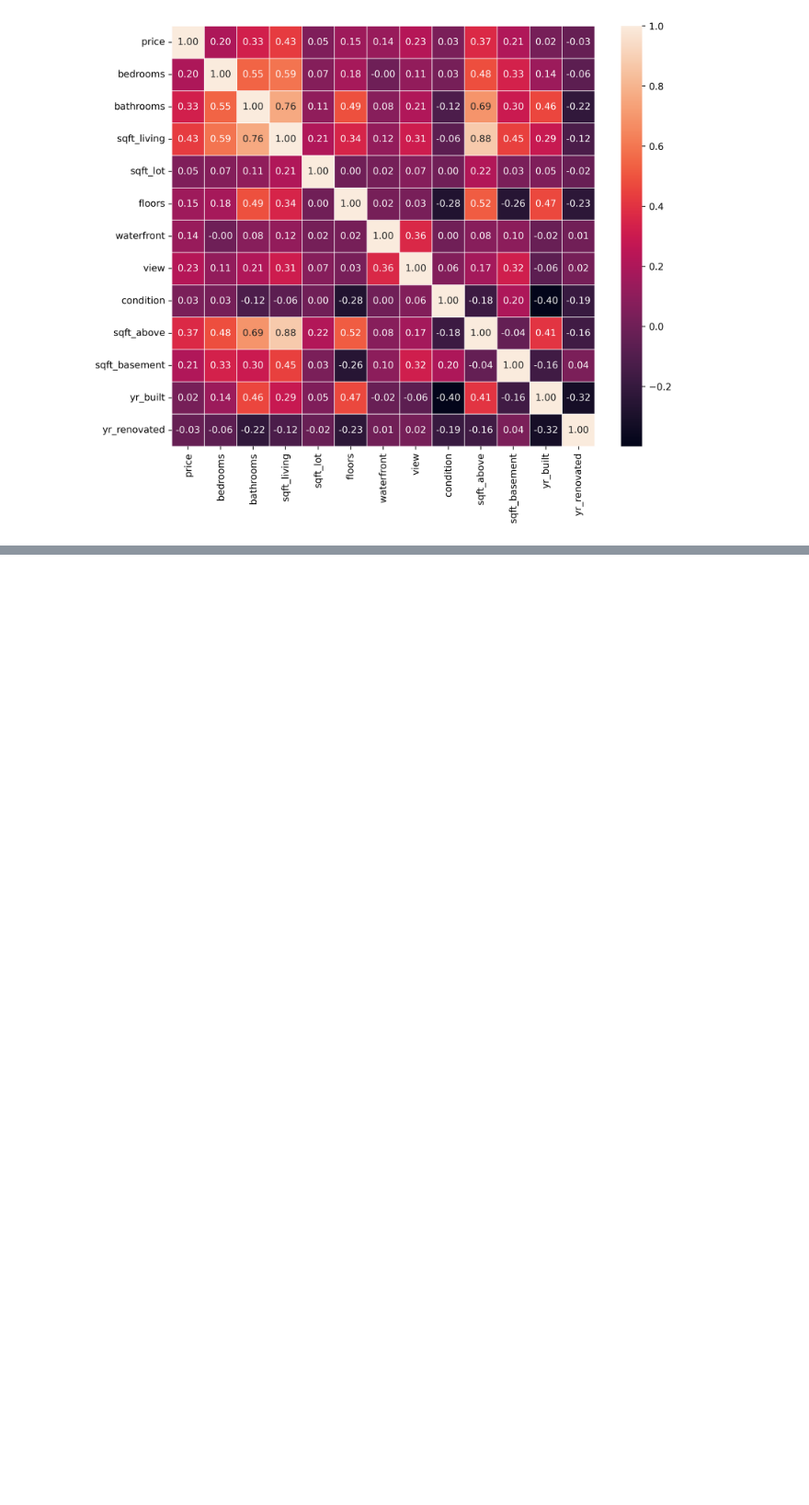
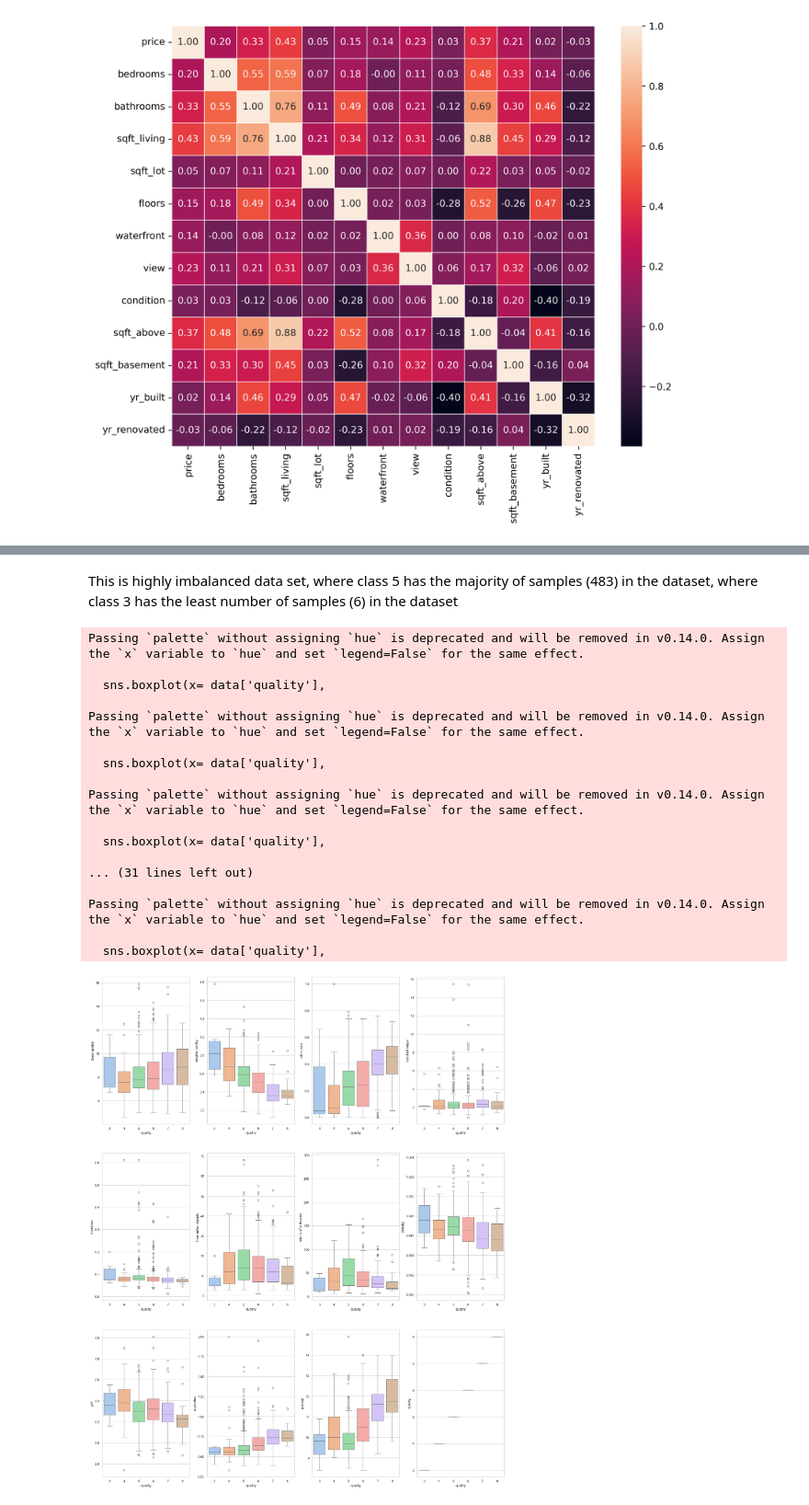
Before and after one commit to pkcktkksh98/data-science, a Jupyter notebook: notebook/Week_5/20240811_Week5.ipynb, the cells around one changed output, grey strips where cells are left out. Shown at 92% size. Drawn from its saved outputs; the diff is of its cells as text; code cells hidden in the pictures; blank space fills up the shorter version.

```diff
--- a/notebook/Week_5/20240811_Week5.ipynb
+++ b/notebook/Week_5/20240811_Week5.ipynb
@@ -110,0 +178,36 @@ plt.show()
+# %% [markdown]
+This is highly imbalanced data set, where class 5 has the majority of samples (483) in the dataset, where class 3 has the least number of samples (6) in the dataset
+# %%
+sns.set(style='whitegrid')
+fig,ax1= plt.subplots(3,4,figsize=(24,30))
+k=0
+
+columns = list(data.columns)
+for i in range (3):
+    for j in range(4):
+        sns.boxplot(x= data['quality'],
+                    y= data[columns[k]],
+                    ax=ax1[i][j],
+                    palette='pastel'
+                    )
+        k+=1
+plt.show()
+# %% [output]
+Passing `palette` without assigning `hue` is deprecated and will be removed in v0.14.0. Assign the `x` variable to `hue` and set `legend=False` for the same effect.
+
+  sns.boxplot(x= data['quality'],
+
+Passing `palette` without assigning `hue` is deprecated and will be removed in v0.14.0. Assign the `x` variable to `hue` and set `legend=False` for the same effect.
+
+  sns.boxplot(x= data['quality'],
+
+Passing `palette` without assigning `hue` is deprecated and will be removed in v0.14.0. Assign the `x` variable to `hue` and set `legend=False` for the same effect.
+
+  sns.boxplot(x= data['quality'],
+
+... (31 lines left out)
+
+Passing `palette` without assigning `hue` is deprecated and will be removed in v0.14.0. Assign the `x` variable to `hue` and set `legend=False` for the same effect.
+
+  sns.boxplot(x= data['quality'],
+[figure, added]
```
Also changed, not shown: parts of 9 cells of this notebook, 1 other file.
